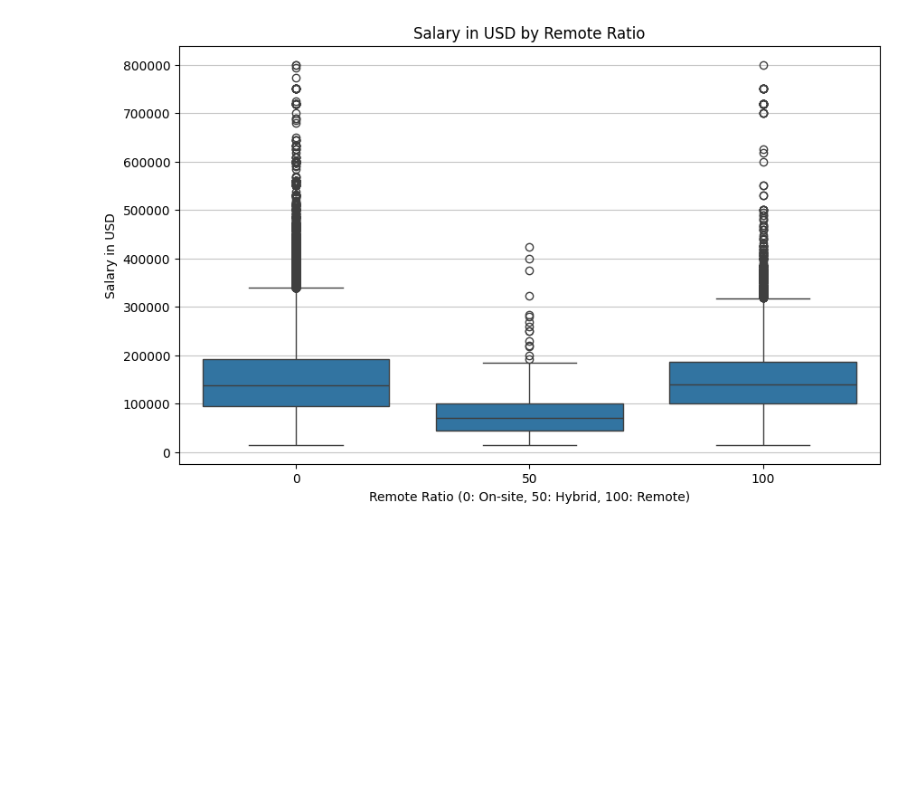
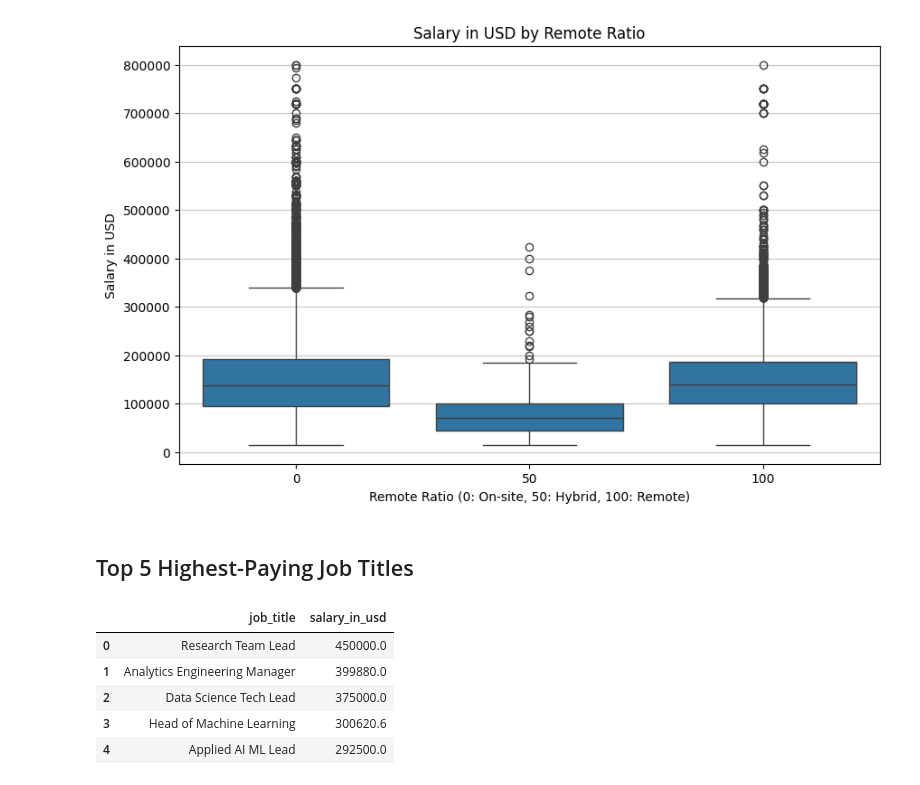
Before and after one commit to kxrrym03/AI-Impact-on-Job-Salaries, a Jupyter notebook: AI_vs_Job_Salaries.ipynb, the cells around one changed output. Cells and saved outputs as stored; diff of their text form; code cells hidden in the pictures; blank space fills up the shorter version.

```diff
--- a/AI_vs_Job_Salaries.ipynb
+++ b/AI_vs_Job_Salaries.ipynb
@@ -198,3 +198,15 @@ plt.grid(axis='y', alpha=0.75)
 plt.show()
 # %% [output]
 [figure]
+# %% [markdown]
+## Top 5 Highest-Paying Job Titles
+# %%
+top_5_job_titles = df.groupby('job_title')['salary_in_usd'].mean().nlargest(5).reset_index()
+display(top_5_job_titles)
+# %% [output]
+|  | job_title | salary_in_usd |
+| 0 | Research Team Lead | 450000.0 |
+| 1 | Analytics Engineering Manager | 399880.0 |
+| 2 | Data Science Tech Lead | 375000.0 |
+| 3 | Head of Machine Learning | 300620.6 |
+| 4 | Applied AI ML Lead | 292500.0 |
```
